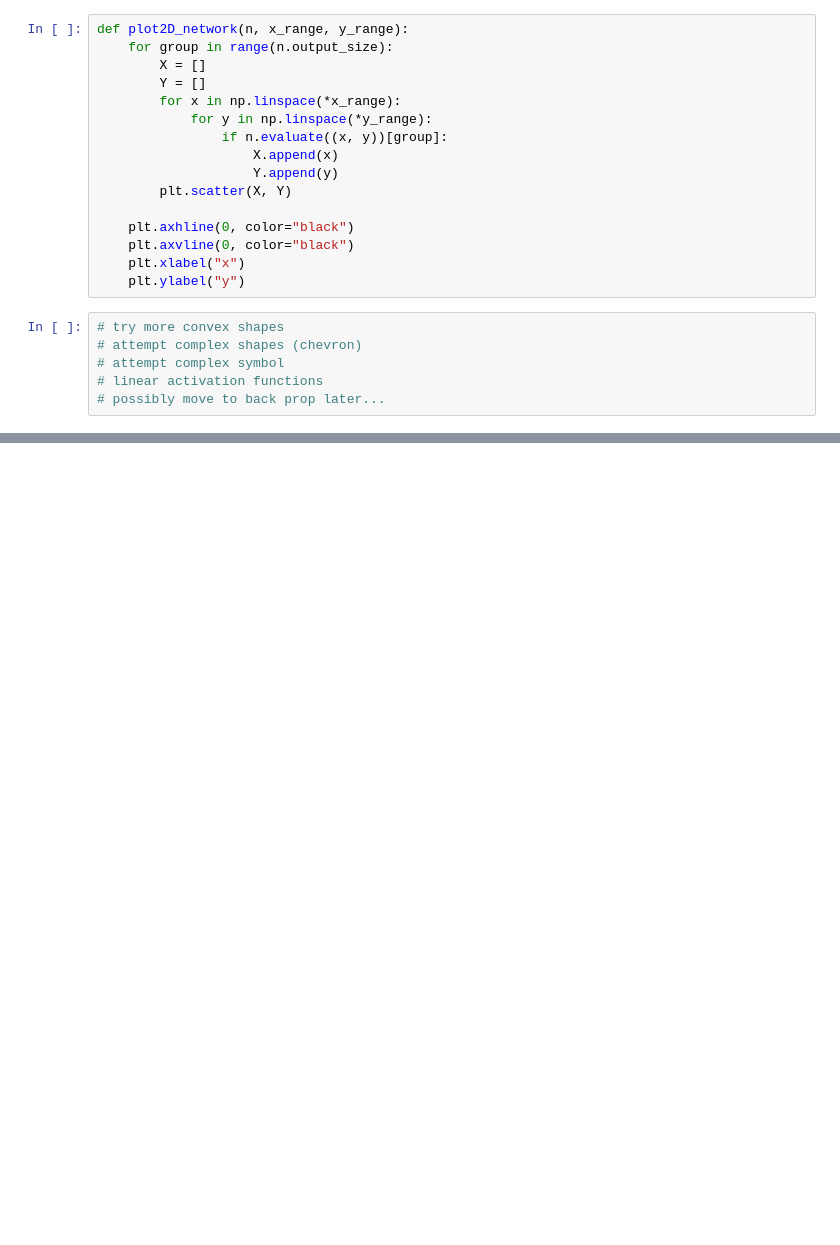
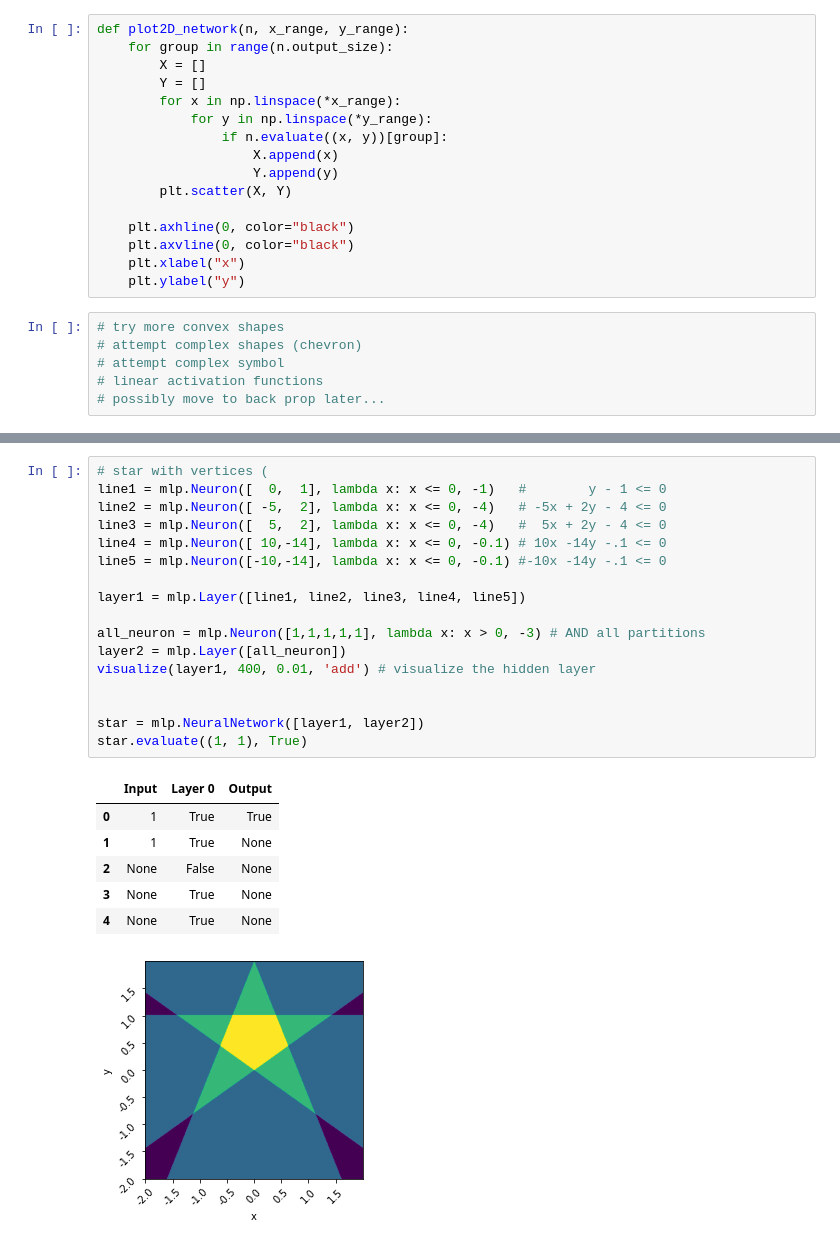
Before and after one commit to joseph-coston/Multilayer-Perceptron, a Jupyter notebook: MLP.ipynb, the cells around one changed output, grey strips where cells are left out. Saved outputs shown, nothing was run; the diff lists cells and outputs as text; blank space fills up the shorter version.

Commit message:
Adding NN for star.

```diff
--- a/MLP.ipynb
+++ b/MLP.ipynb
@@ -129,0 +168,25 @@ visualize(hourglass, 400, 0.05)
+# %%
+# star with vertices (
+line1 = mlp.Neuron([  0,  1], lambda x: x <= 0, -1)   #        y - 1 <= 0
+line2 = mlp.Neuron([ -5,  2], lambda x: x <= 0, -4)   # -5x + 2y - 4 <= 0
+line3 = mlp.Neuron([  5,  2], lambda x: x <= 0, -4)   #  5x + 2y - 4 <= 0
+line4 = mlp.Neuron([ 10,-14], lambda x: x <= 0, -0.1) # 10x -14y -.1 <= 0
+line5 = mlp.Neuron([-10,-14], lambda x: x <= 0, -0.1) #-10x -14y -.1 <= 0
+
+layer1 = mlp.Layer([line1, line2, line3, line4, line5])
+
+all_neuron = mlp.Neuron([1,1,1,1,1], lambda x: x > 0, -3) # AND all partitions
+layer2 = mlp.Layer([all_neuron])
+visualize(layer1, 400, 0.01, 'add') # visualize the hidden layer
+
+
+star = mlp.NeuralNetwork([layer1, layer2])
+star.evaluate((1, 1), True)
+# %% [output]
+|  | Input | Layer 0 | Output |
+| 0 | 1 | True | True |
+| 1 | 1 | True | None |
+| 2 | None | False | None |
+| 3 | None | True | None |
+| 4 | None | True | None |
+[figure, added]
```
Also changed, not shown: parts of 11 cells of this notebook.
